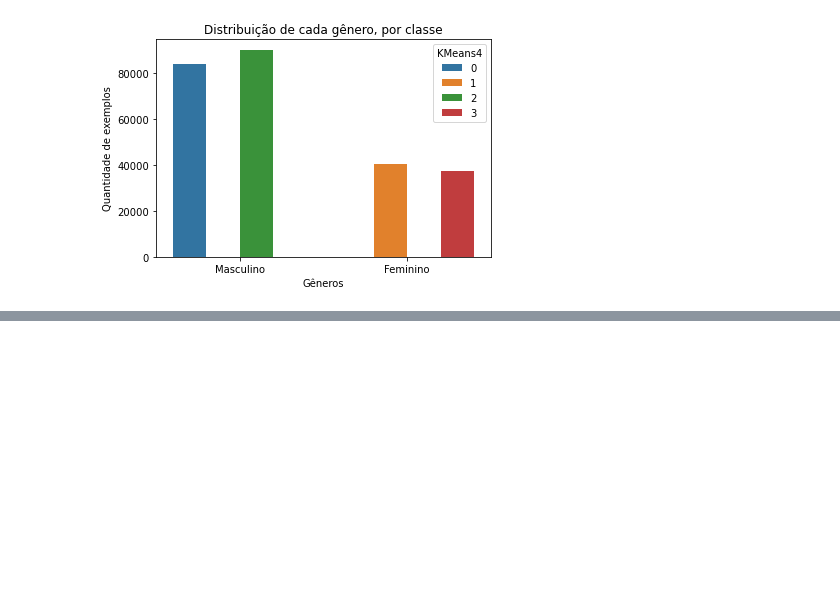
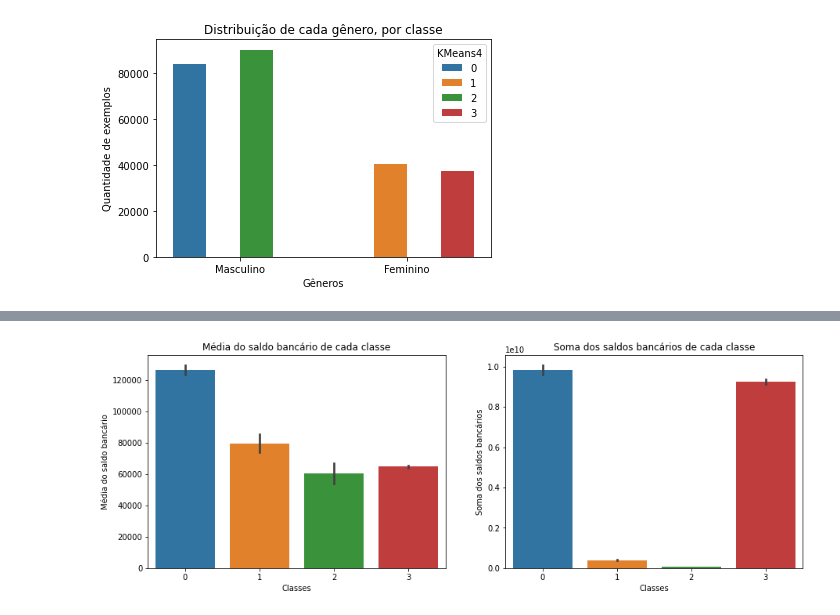
Before and after one commit to tremefabris/am-t2, a Jupyter notebook: bank-transactions-cluster-interpretation.ipynb, the cells around one changed output, grey strips where cells are left out. Drawn from its saved outputs; the diff is of its cells as text; code cells hidden in the pictures; blank space fills up the shorter version.

```diff
--- a/bank-transactions-cluster-interpretation.ipynb
+++ b/bank-transactions-cluster-interpretation.ipynb
@@ -422,0 +437,14 @@ _ = pcount.set_xticks([0., 1.], ["Masculino", "Feminino"])
+# %%
+_, axs = plt.subplots(1, 2, figsize=(15, 5))
+
+pbar = sns.barplot(data=df, x=chosen, y='CustAccountBalance', estimator=np.mean, ax=axs[0])
+_ = pbar.set_title("Média do saldo bancário de cada classe")
+_ = pbar.set_xlabel("Classes")
+_ = pbar.set_ylabel("Média do saldo bancário")
+
+pbar = sns.barplot(data=df, x=chosen, y='CustAccountBalance', estimator=np.sum, ax=axs[1])
+_ = pbar.set_title("Soma dos saldos bancários de cada classe")
+_ = pbar.set_xlabel("Classes")
+_ = pbar.set_ylabel("Soma dos saldos bancários")
+# %% [output]
+[figure, added]
```
Also changed, not shown: parts of 16 cells of this notebook.
